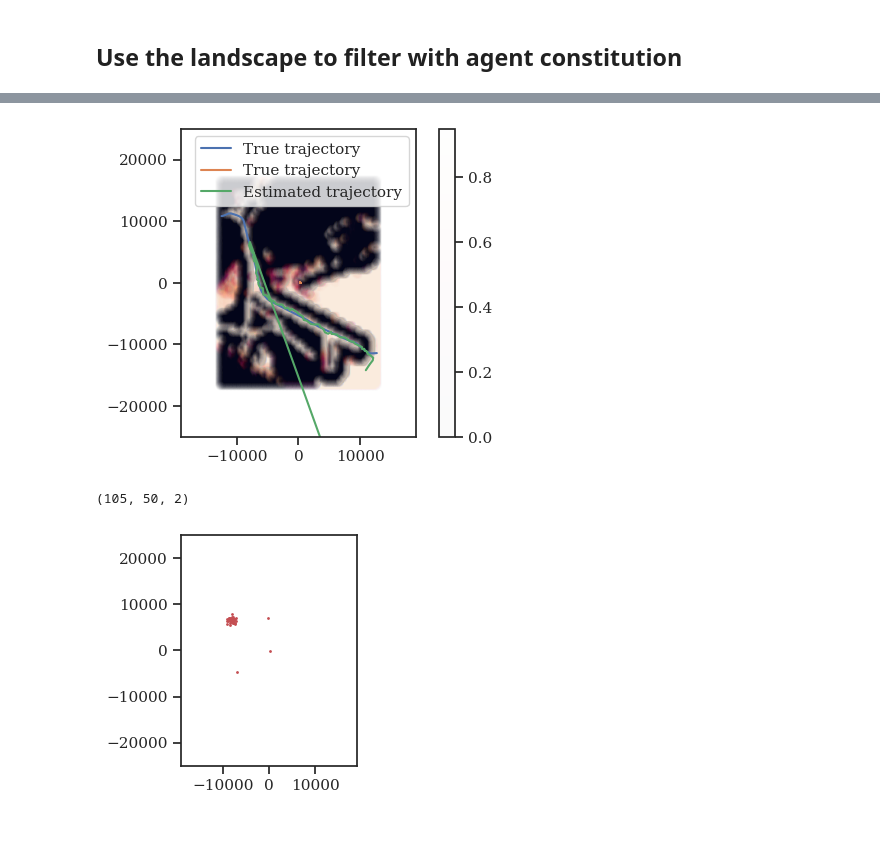
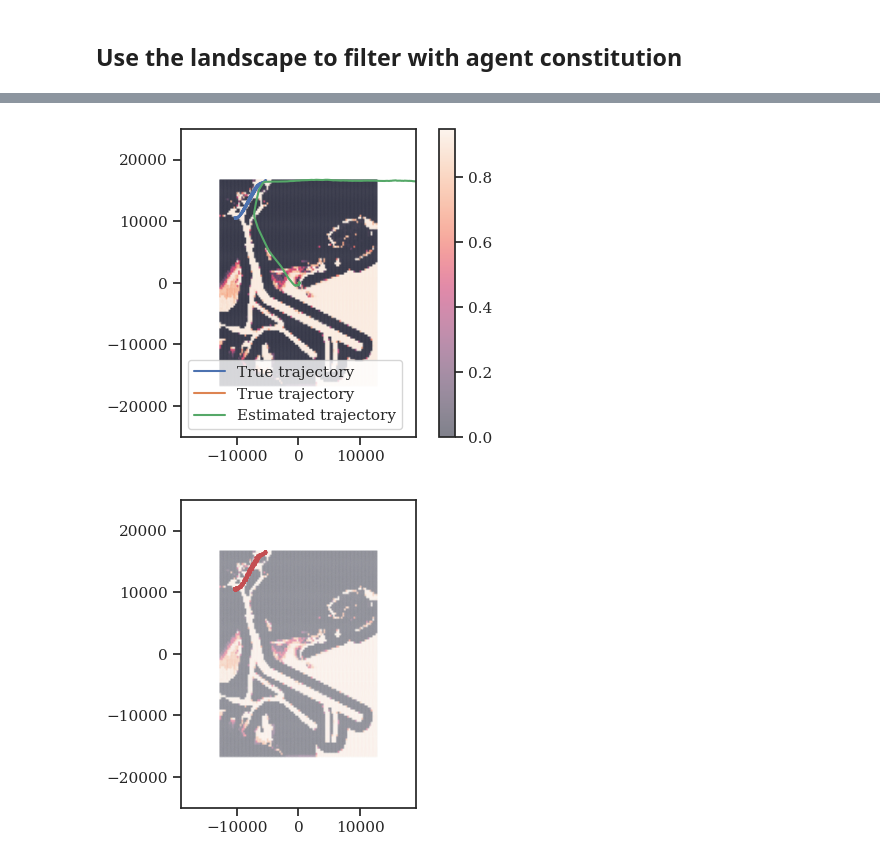
Before and after one commit to HRI-EU/ProMis, a Jupyter notebook: examples/promis-ships.ipynb, the cells around one changed output, grey strips where cells are left out. Cells and saved outputs as stored; diff of their text form; code cells hidden in the pictures; blank space fills up the shorter version.

```diff
--- a/examples/promis-ships.ipynb
+++ b/examples/promis-ships.ipynb
@@ -336,6 +308,7 @@ def load_ais(
         ]
 
     # Sort by time per ship
+    df["BaseDateTime"] = pd.to_datetime(df["BaseDateTime"])
     df.sort_values(["MMSI", "BaseDateTime"], inplace=True)
 
     df.loc[df["VesselType"].isna(), "VesselType"] = 0  # Zero means unknown
@@ -343,6 +316,9 @@ def load_ais(
     df["VesselType"] = df["VesselType"].astype(int)
     df["VesselTypeName"] = df["VesselType"].astype(str).map(vessel_types)
 
+    # Filter out all vessels that have an average SOG of less than 1 knot
+    df = df.groupby("MMSI").filter(lambda x: x["SOG"].mean() > 1)
+
     return df
 
 
@@ -392,6 +368,7 @@ pass
 # %%
 MMSIs = df["MMSI"].value_counts()
-relevant_MMSIs = MMSIs[MMSIs > 50].index
+min_observations = 10 + 20 + 15  # warmup + some usage in between + dead_reckoning
+relevant_MMSIs = MMSIs[MMSIs > min_observations].index
 df = df[df["MMSI"].isin(relevant_MMSIs)]
 # %%
 vessel_type_to_index = {
@@ -761,8 +1138,8 @@ for i, ax in enumerate(axes.flatten()):
 # %%
 plt.figure(figsize=(6, 4))
-landscape.scatter(alpha=0.02)
-plot_trajectories(ground_truth, label="True trajectory")
-plot_trajectories(trace_map_state[:, :2], label="Estimated trajectory")
+landscape.scatter(s=0.1, alpha=0.5)
+plot_trajectories(result["ground_truth"], label="True trajectory")
+plot_trajectories(result["trace_state"][:, :2], label="Estimated trajectory")
 
 # show_n_particles = 10
 # plot_trajectories(trace_all_particles[:, :show_n_particles, :2].swapaxes(1, 0), label=None)
@@ -775,23 +1152,19 @@ plt.colorbar()
 plt.legend()
 pass
 # %% [output]
-[figure, old version]
+[figure, new version]
-# %%
-coordinates = trace_all_particles[:, :, :2]
-
-# Shape is (time, particles, state)
-coordinates.shape
-# %% [output]
-(105, 50, 2)
 # %%
+plt.figure(figsize=(6, 4))
 plt.gca().set_aspect("equal")
-plt.scatter(*coordinates[80, ...].T, c="r", s=1)
+landscape.scatter(s=0.1, alpha=0.2)
+# plt.scatter(*result["trace_all_particles"][:, :, :2][50, ...].T, c="r", s=1)
+plt.scatter(*debug_df[["East", "North"]].values.T, c="r", s=1)
 plt.xlim(-width / 2 * scale, width / 2 * scale)
 plt.ylim(-height / 2 * scale, height / 2 * scale)
 
 pass
 # %% [output]
-[figure, old version]
+[figure, new version]
 # %%
 index = 30
 
```
Also changed, not shown: parts of 43 cells of this notebook, 4 other files.
